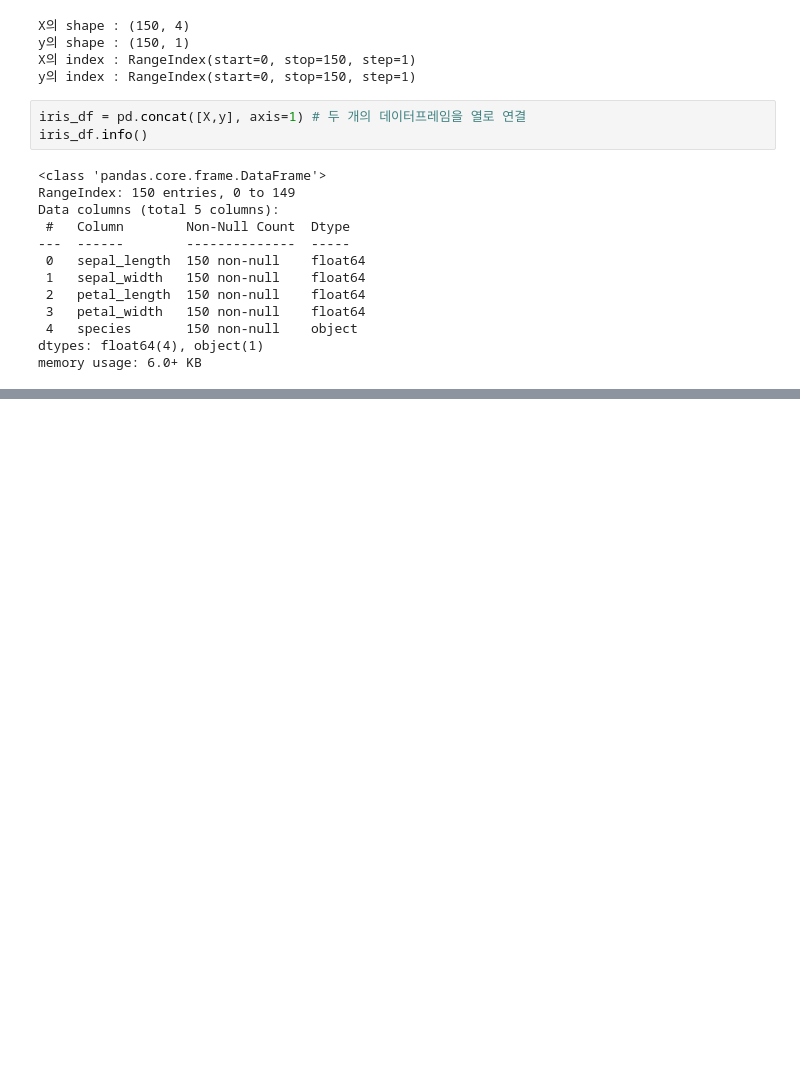
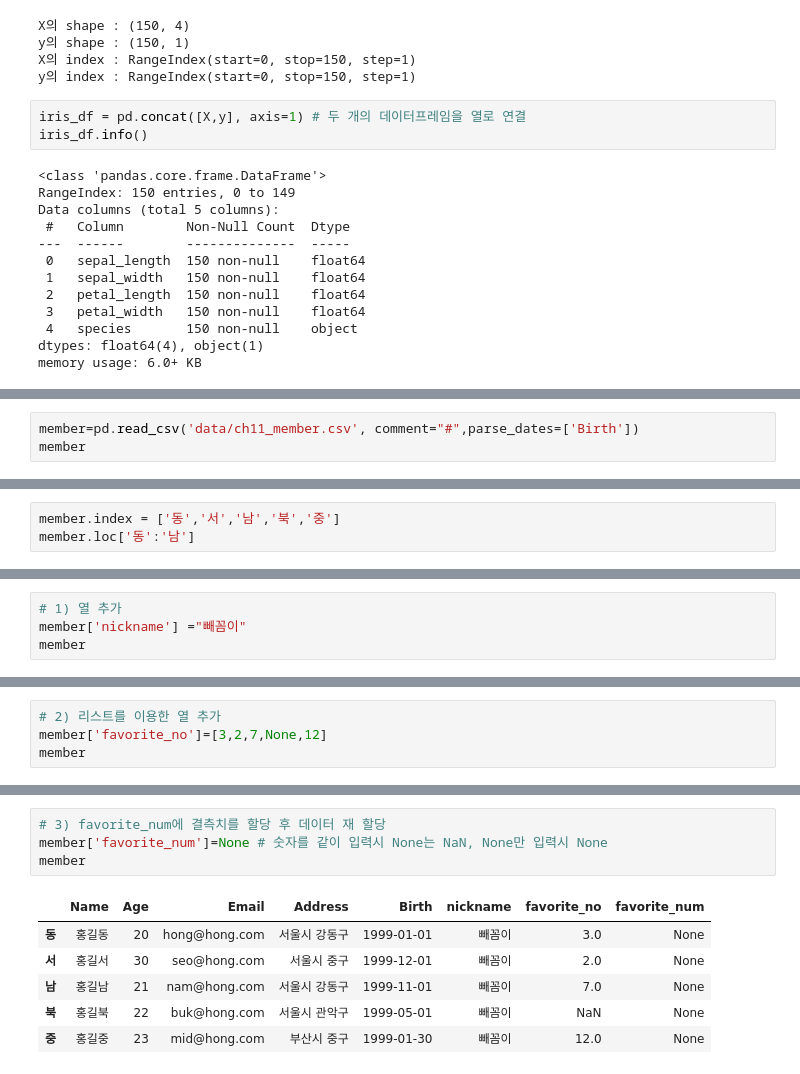
Before and after one commit to minota93/ai, a Jupyter notebook: source/01_python/ch11_데이터 프레임과 시리즈(Pandas)_1~8절.ipynb, the cells around one changed output, grey strips where cells are left out. Saved outputs shown, nothing was run; the diff lists cells and outputs as text; blank space fills up the shorter version.

```diff
--- a/source/01_python/ch11_데이터 프레임과 시리즈(Pandas)_1~8절.ipynb
+++ b/source/01_python/ch11_데이터 프레임과 시리즈(Pandas)_1~8절.ipynb
@@ -512,0 +804,3 @@ memory usage: 6.0+ KB
+# %%
+member=pd.read_csv('data/ch11_member.csv', comment="#",parse_dates=['Birth'])
+member
@@ -512,0 +860,3 @@ memory usage: 6.0+ KB
+# %%
+member.index = ['동','서','남','북','중']
+member.loc['동':'남']
@@ -512,0 +1248,4 @@ memory usage: 6.0+ KB
+# %%
+# 1) 열 추가
+member['nickname'] ="빼꼼이"
+member
@@ -512,0 +1259,4 @@ memory usage: 6.0+ KB
+# %%
+# 2) 리스트를 이용한 열 추가
+member['favorite_no']=[3,2,7,None,12]
+member
@@ -512,0 +1270,11 @@ memory usage: 6.0+ KB
+# %%
+# 3) favorite_num에 결측치를 할당 후 데이터 재 할당
+member['favorite_num']=None # 숫자를 같이 입력시 None는 NaN, None만 입력시 None
+member
+# %% [output]
+|  | Name | Age | Email | Address | Birth | nickname | favorite_no | favorite_num |
+| 동 | 홍길동 | 20 | hong@hong.com | 서울시 강동구 | 1999-01-01 | 빼꼼이 | 3.0 | None |
+| 서 | 홍길서 | 30 | seo@hong.com | 서울시 중구 | 1999-12-01 | 빼꼼이 | 2.0 | None |
+| 남 | 홍길남 | 21 | nam@hong.com | 서울시 강동구 | 1999-11-01 | 빼꼼이 | 7.0 | None |
+| 북 | 홍길북 | 22 | buk@hong.com | 서울시 관악구 | 1999-05-01 | 빼꼼이 | NaN | None |
+| 중 | 홍길중 | 23 | mid@hong.com | 부산시 중구 | 1999-01-30 | 빼꼼이 | 12.0 | None |
```
Also changed, not shown: parts of 123 cells of this notebook, 3 other files.
